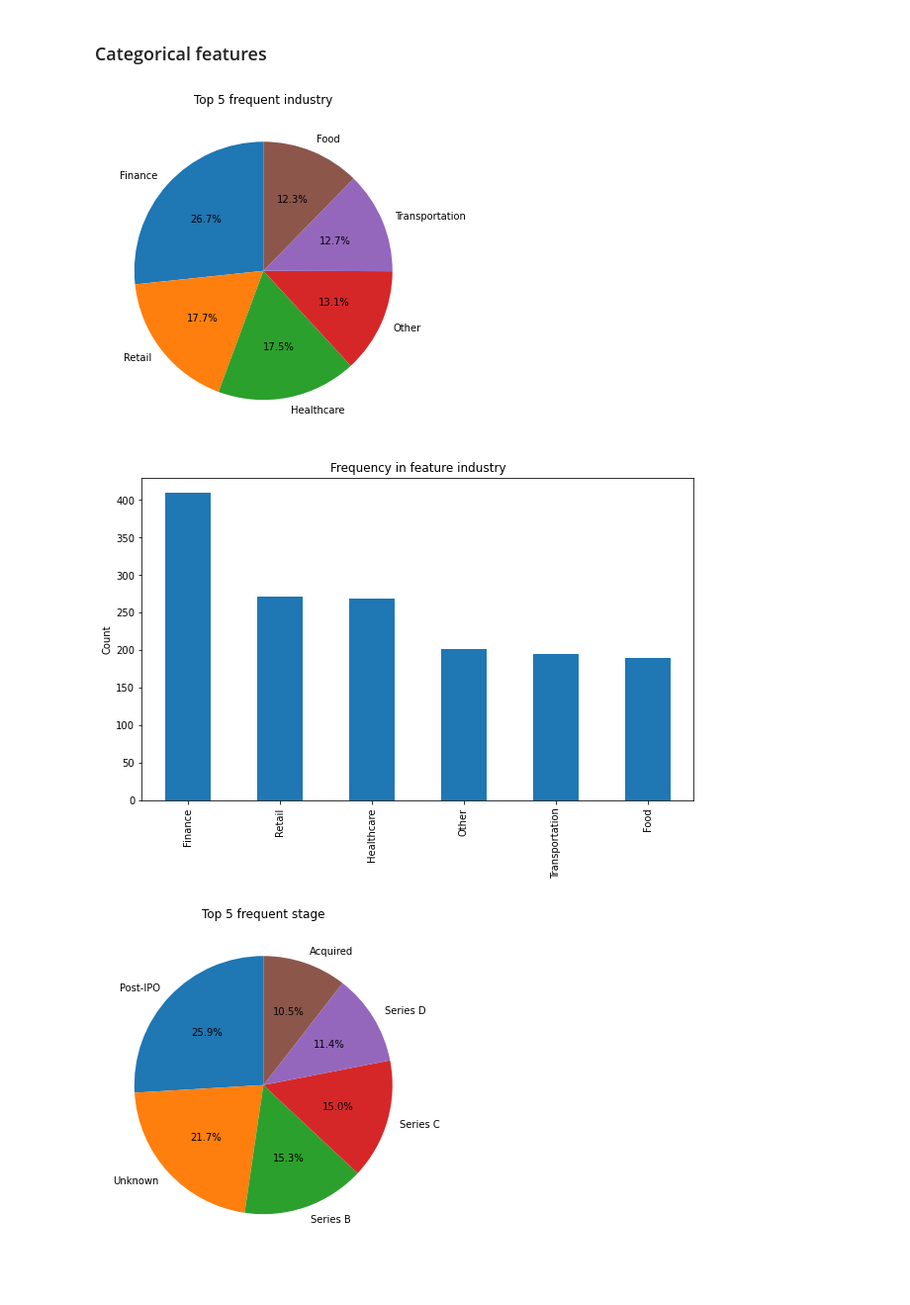
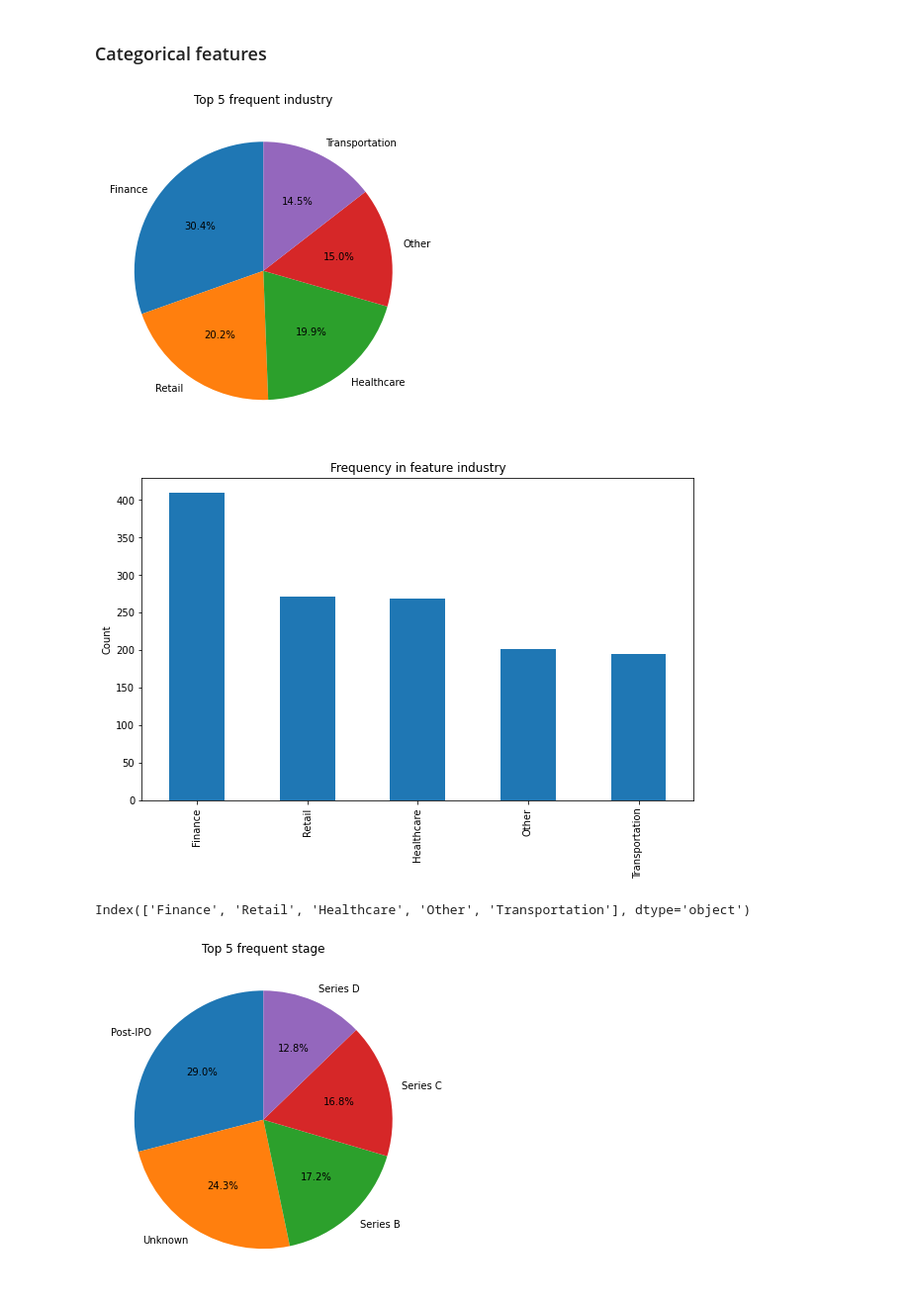
Before and after one commit to GilenW/CSE151A_FINAL_PROJECT, a Jupyter notebook: final_project.ipynb, the cells around one changed output. Shown at 99% size. Drawn from its saved outputs; the diff is of its cells as text; code cells hidden in the pictures.

```diff
--- a/final_project.ipynb
+++ b/final_project.ipynb
@@ -185,22 +185,24 @@ sns.heatmap(corr, vmin=-1, vmax=1, center=0, annot=True, cmap= 'RdBu')
 # %% [markdown]
 ### Categorical features
 # %%
-column_names = ['industry', 'stage','location', 'country']
+column_names = ['industry', 'stage','location', 'country','company']
 for column_name in column_names:
-    value_counts = layoffdf[column_name].value_counts().head(6)
+    value_counts = layoffdf[column_name].value_counts().head(5)
 
     # Plot a pie chart
     plt.figure(figsize=(10, 6))
     plt.pie(value_counts, labels=value_counts.index, autopct='%1.1f%%', startangle=90)
     plt.title(f'Top 5 frequent {column_name}')
     plt.show()
 
     plt.figure(figsize=(10, 6))
     value_counts.plot(kind='bar')
     plt.title(f'Frequency in feature {column_name}')
     plt.ylabel('Count')
     plt.show()
+    print(value_counts.index)
 # %% [output]
-[figure, old version]
+[figure, new version]
-[figure, old version]
+[figure, new version]
+Index(['Finance', 'Retail', 'Healthcare', 'Other', 'Transportation'], dtype='object')
-[figure, old version]
+[figure, new version]
```
Also changed, not shown: parts of 1 cell of this notebook, 1 other file.
